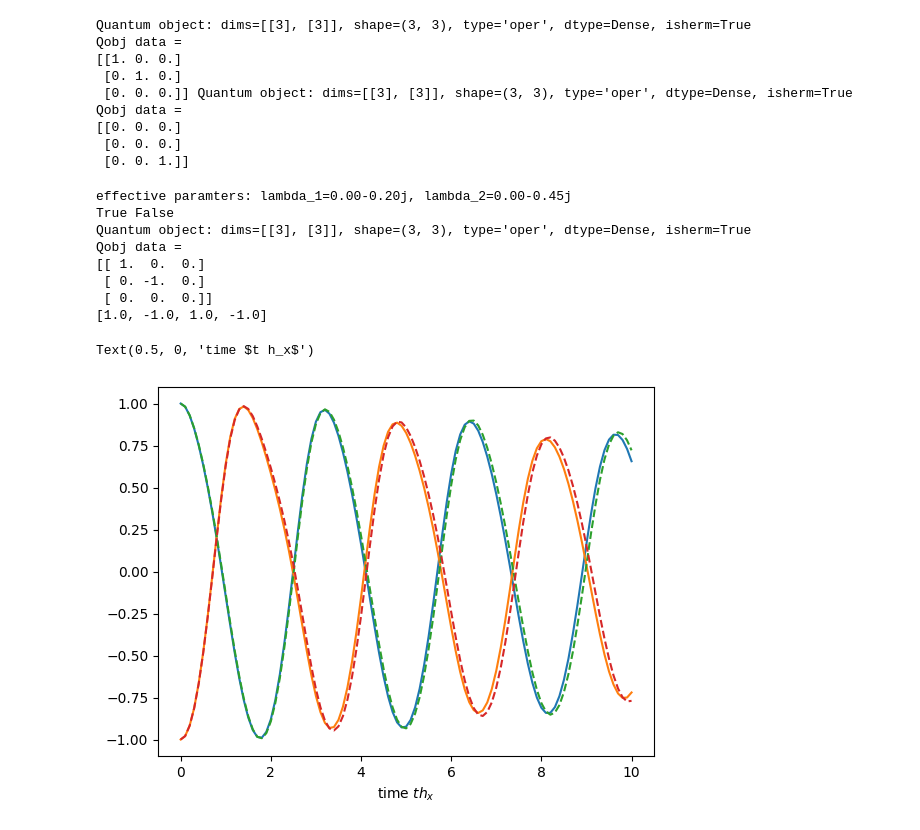
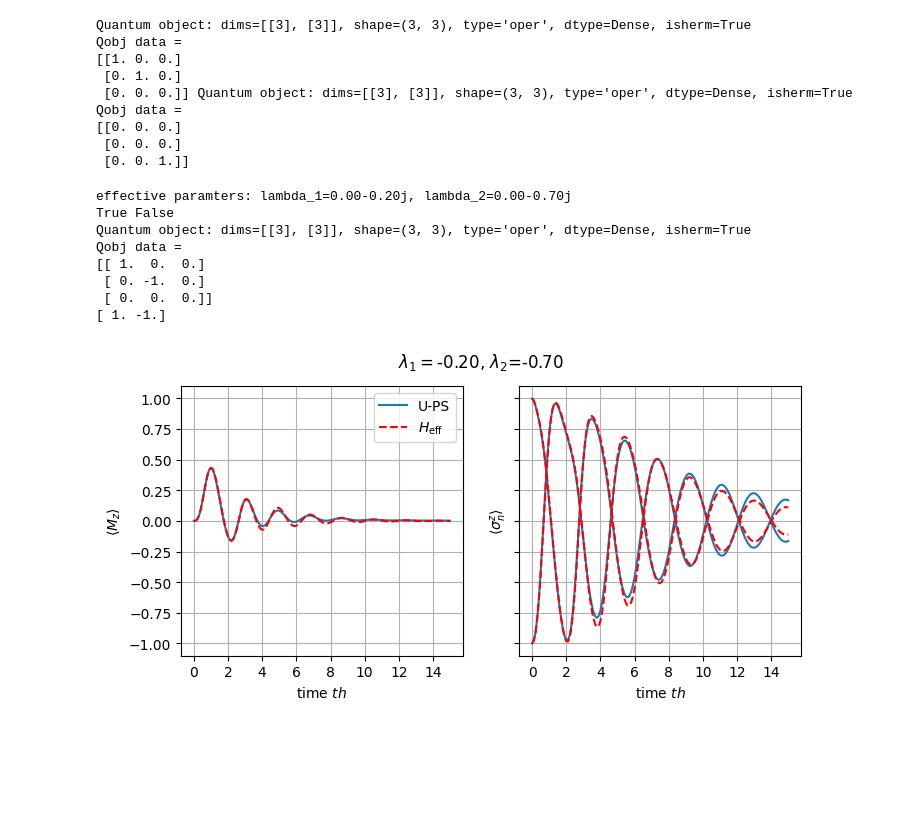
Before and after one commit to mwauters92/Non-hermitian-design, a Jupyter notebook: ClaudeIsRight.ipynb, the cells around one changed output. Drawn from its saved outputs; the diff is of its cells as text; code cells hidden in the pictures; blank space fills up the shorter version.

```diff
--- a/ClaudeIsRight.ipynb
+++ b/ClaudeIsRight.ipynb
@@ -443,10 +451,10 @@ def poisson_times(t_f : float, rate:float):
 
     return np.array(times)
 # %%
-N=4
-h, J, Omega= 1,3, 2
-tf = 10
-nstep = 100
+N=2
+h, J, Omega= 1,5.3, 2*np.sqrt(2)
+tf = 15
+nstep = 150
 tvec = np.linspace(0,tf,nstep+1)
 rate = nstep/tf
 trand = poisson_times(tf,rate)
@@ -457,15 +465,15 @@ two_body_terms=[[J,('x', 1, 2), ('x', 1, 2)]]
 H_qutrit = build_hamiltonian(N,single_body_terms, two_body_terms)
 
 #--- target effective Hamiltonian
-heff, lambda1, lambda2 = h, -1j*Omega**2/rate/2, -1j*J**2/rate/2
+heff, lambda1, lambda2 = h, -1j*Omega**2/rate/4, -1j*J**2/rate/4
 print(f"effective paramters: lambda_1={lambda1:.2f}, lambda_2={lambda2:.2f}")
-single_body_eff = [[heff, ('x', 0, 1), None], [lambda1, ('p-', 0, 1), None] ]
-two_body_eff=[[lambda2,('p-', 0, 1), ('p-', 0, 1)]]
+single_body_eff = [[heff, ('x', 0, 1), None], [2*lambda1, ('p-', 0, 1), None] ]
+two_body_eff=[[2*lambda2,('p-', 0, 1), ('p-', 0, 1)]]
 H_qeff = build_hamiltonian(N,single_body_eff, two_body_eff,d=2)
 
 print(H_qutrit.isherm,H_qeff.isherm)
-psi0 = qt.basis([3]*N,n=[0,1]*2)
-psi0_eff = qt.basis([2]*N,n=[0,1]*2)
+psi0 = qt.basis([3]*N,n=[0,1])
+psi0_eff = qt.basis([2]*N,n=[0,1])
 
 Z01 = embedded_pauli('z',0,1)
 print(Z01)
@@ -474,32 +482,57 @@ e_evo_eff = [embed_on_site(qt.sigmaz(),j,N,d=2) for j in range(N)]
 print(qt.expect(e_evo,psi0))
 options={'progress':False}
 # %% [output]
-effective paramters: lambda_1=0.00-0.20j, lambda_2=0.00-0.45j
+effective paramters: lambda_1=0.00-0.20j, lambda_2=0.00-0.70j
 True False
 Quantum object: dims=[[3], [3]], shape=(3, 3), type='oper', dtype=Dense, isherm=True
 Qobj data =
 [[ 1.  0.  0.]
  [ 0. -1.  0.]
  [ 0.  0.  0.]]
-[1.0, -1.0, 1.0, -1.0]
+[ 1. -1.]
 # %%
 res = time_evo(H_qutrit,psi0,tvec,P,N,measured_sites=[j for j in range(N)],e_ops=e_evo,
                force_proj=True,options=options)
 
 res_rand = time_evo(H_qutrit,psi0,trand,P,N,measured_sites=[j for j in range(N)],e_ops=e_evo,
-               force_proj=True,options=options)
+               force_proj=True,options={'uniform_dt':False, 'progress':False})
 
 res2 = time_evo(H_qeff,psi0_eff,tvec,P,N,measured_sites=[],e_ops=e_evo_eff, options=options)
 # %%
+
+fig,ax = plt.subplots(ncols=2,sharex=True, sharey=True)
+fig.set_size_inches([8,3.5])
+fig.suptitle(rf"$\lambda_1=${lambda1.imag:.2f}, $\lambda_2$={lambda2.imag:.2f}")
+ax[0].plot(tvec,sum(res.expect)/2,label='U-PS')
+#ax[0].plot(trand,sum(res_rand.expect)/2,'g-.',label='R-PS')
+ax[0].plot(tvec,sum(res2.expect)/2,'r--',label=r'$H_{\rm eff}$')
+ax[0].set_xlabel(r'time $t h$')
+ax[0].set_ylabel(r'$\langle M_z \rangle$')
+ax[0].legend()
+ax[0].grid()
+ax[0].set_xticks(np.arange(0,16,2))
+
+ax[1].grid()
+ax[1].plot(tvec,res.expect[0],label='U-PS',c='C0')
+ax[1].plot(tvec,res.expect[1],label='U-PS',c='C0')
+#ax[1].plot(trand,res_rand.expect[0],'g-.',label='R-PS')
+#ax[1].plot(trand,res_rand.expect[1],'g-.',label='R-PS')
+ax[1].plot(tvec,res2.expect[0],'r--',label=r'$H_{\rm eff}$')
+ax[1].plot(tvec,res2.expect[1],'r--',label=r'$H_{\rm eff}$')
+ax[1].set_xlabel(r'time $t h$')
+ax[1].set_ylabel(r'$\langle \sigma^z_n \rangle$')
+
+'''
 plt.plot(tvec,res.expect[0])
 plt.plot(tvec,res.expect[1])
 
-#plt.plot(trand,res_rand.expect[0],'-.')
-#plt.plot(trand,res_rand.expect[1],'-.')
+plt.plot(trand,res_rand.expect[0],'-.')
+plt.plot(trand,res_rand.expect[1],'-.')
 
 plt.plot(tvec,res2.expect[0],'--')
 plt.plot(tvec,res2.expect[1],'--')
 plt.xlabel(r"time $t h_x$")
+'''
+fig.savefig('N2_entangled.pdf',bbox_inches='tight')
 # %% [output]
-Text(0.5, 0, 'time $t h_x$')
-[figure, old version]
+[figure, new version]
```
Also changed, not shown: parts of 6 cells of this notebook, 1 other file.
